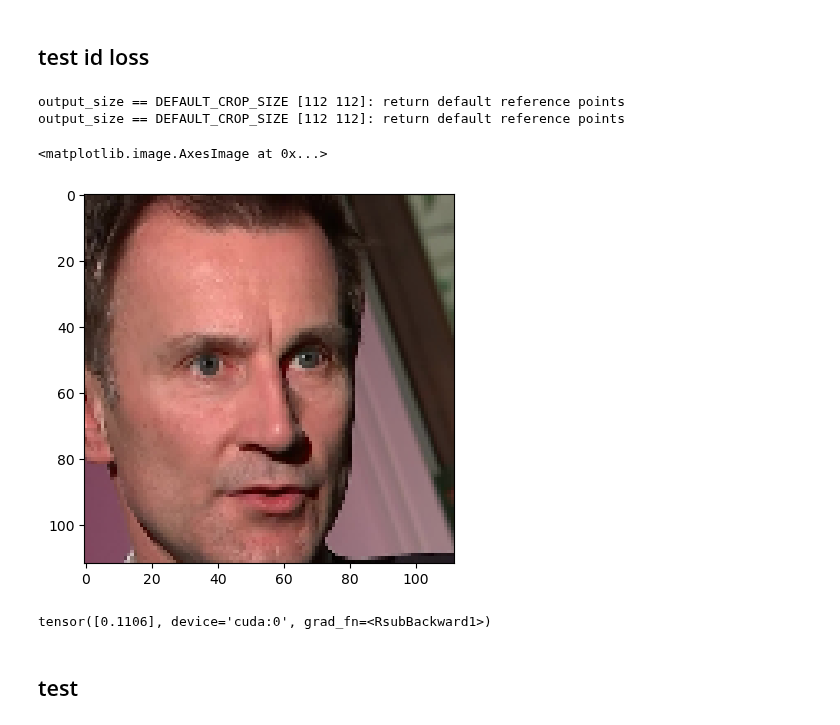
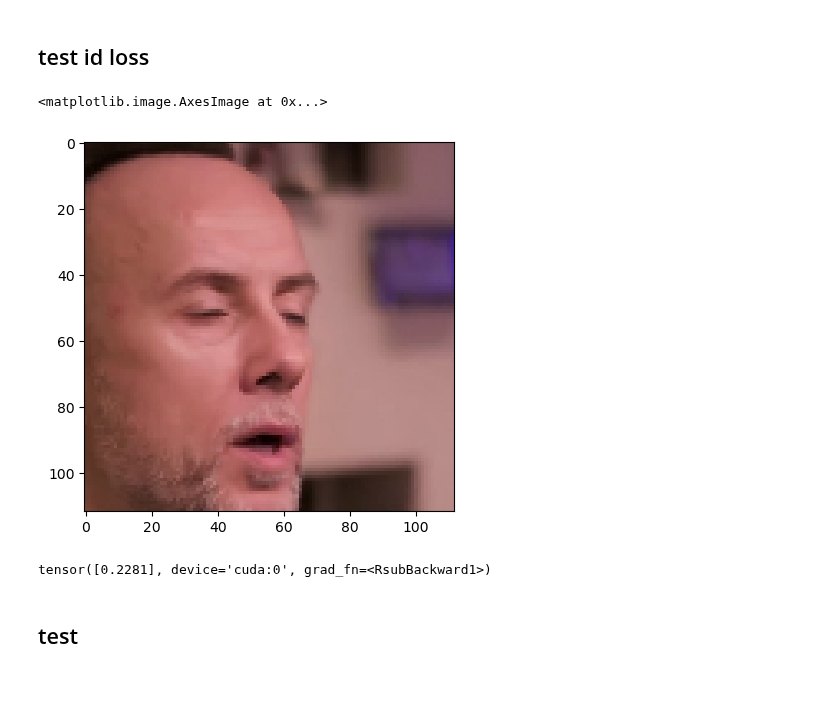
Before and after one commit to over-dosed/HeadSwap_diffusion, a Jupyter notebook: ControlNet/test.ipynb, the cells around one changed output. Cells and saved outputs as stored; diff of their text form; code cells hidden in the pictures; blank space fills up the shorter version.

```diff
--- a/ControlNet/test.ipynb
+++ b/ControlNet/test.ipynb
@@ -207,8 +207,8 @@ os.system('export PYTHONPATH=/home/wenchi/zxy/HSD/ControlNet/')
 sys.path.append('/home/wenchi/zxy/HSD/ControlNet/')
 os.environ['CUDA_VISIBLE_DEVICES'] = '1'
 # %%
-# mapper_path = "/data1/wc_log/zxy/ckpt/v3.4-epoch=492-global_step=820619.0.ckpt"
-pretrain_path = '/data1/wc_log/zxy/ckpt/v3.5.2-epoch=103-global_step=8423.0.ckpt'
+control_path = "/data1/wc_log/zxy/ckpt/v3.5.2-epoch=183-global_step=14903.0.ckpt"
+pretrain_path = '/data1/wc_log/zxy/ckpt/v3.6-epoch=205-global_step=6965.0.ckpt'
 # b_path = '/data1/wc_log/zxy/ckpt/v3.6-epoch=99-global_step=64599.0.ckpt'
 
 
@@ -217,10 +217,8 @@ from share import *
 from cldm.model import create_model
 
 
-pretrained_weights = torch.load(pretrain_path, map_location='cuda:0')
+pretrained_weights = torch.load(pretrain_path, map_location='cpu')['state_dict']
 # mapper_weights = torch.load(mapper_path)['state_dict']
 # %% [output]
 logging improved.
 Enabled sliced_attention.
-# %%
-pretrained_weights = pretrained_weights['state_dict']
@@ -570,7 +575,7 @@ plt.imshow(target_image_background)
 # %%
 %matplotlib inline
 import os
-os.environ['CUDA_VISIBLE_DEVICES'] = '0'
+os.environ['CUDA_VISIBLE_DEVICES'] = '2'
 
 import matplotlib.pyplot as plt
 from PIL import Image
@@ -584,10 +589,11 @@ from utils.Face_Alignment.retinaface.detector import RetinafaceDetector
 image_a_1 = '/data1/wc_log/zxy/VFHQ/test/Clip+D4BdpI6h1As+P1+C0+F809-925/00000034.png'
 image_a_2 = '/data1/wc_log/zxy/VFHQ/test/Clip+D4BdpI6h1As+P1+C0+F809-925/00000025.png'
 
-image_b_1 = '/data1/wc_log/zxy/VFHQ/test/Clip+okx7B5ggBvo+P0+C0+F3046-3157/00000053.png'
-image_b_2 = '/data1/wc_log/zxy/VFHQ/test/Clip+okx7B5ggBvo+P0+C0+F3046-3157/00000015.png'
+image_b_1 = '/home/wenchi/zxy/HSD/compare_1.jpg'
+image_b_2 = '/home/wenchi/zxy/HSD/compare_2.jpg'
 
-detector = RetinafaceDetector(type='cuda')
+detector = RetinafaceDetector(pretrained_path='/home/wenchi/zxy/HSD/ControlNet/utils/Face_Alignment/retinaface/weights/mobilenet0.25_Final.pth',
+                              type='cuda')
 
 
 def crop_align_image(img: torch.Tensor, detector: RetinafaceDetector, output_size = (112, 112)) -> torch.Tensor:
@@ -604,40 +610,38 @@ def crop_align_image(img: torch.Tensor, detector: RetinafaceDetector, output_siz
     '''
 
     _, facial5points = detector.detect_faces(img)
 
     # detect no face
     if len(facial5points) == 0:
         return torch.zeros((1, 3, 112, 112))
 
     facial5points = np.reshape(facial5points[0], (2, 5))
 
     default_square = True
     inner_padding_factor = 0.25
     outer_padding = (0, 0)
 
     # get the reference 5 landmarks position in the crop settings
     reference_5pts = get_reference_facial_points(
         output_size, inner_padding_factor, outer_padding, default_square)
 
     # dst_img = warp_and_crop_face(raw, facial5points, reference_5pts, crop_size)
     dst_img = warp_and_crop_face_tensor(img, facial5points, reference_pts=reference_5pts, crop_size=output_size) # tensor, (1, 3, 112, 112), 0~1, RGB
     return dst_img
 
 dst_img_a1 = np.asarray(Image.open(image_b_1).convert("RGB"))
 dst_img_a2 = np.asarray(Image.open(image_b_2).convert("RGB"))
 
-dst_img_a1 = torch.from_numpy(dst_img_a1.transpose(2, 0, 1).copy()).float() # tensor (3, 512, 512), 0~255, RGB
-dst_img_a2 = torch.from_numpy(dst_img_a2.transpose(2, 0, 1).copy()).float() # tensor (3, 512, 512), 0~255, RGB
+dst_img_a1 = torch.from_numpy(dst_img_a1.transpose(2, 0, 1).copy()).float().unsqueeze(0) # tensor (1, 3, 512, 512), 0~255, RGB
+dst_img_a2 = torch.from_numpy(dst_img_a2.transpose(2, 0, 1).copy()).float().unsqueeze(0) # tensor (1, 3, 512, 512), 0~255, RGB
 
 dst_img_a1 = crop_align_image(dst_img_a1, detector) # tensor (1, 3, 112, 112), 0~255, RGB
 dst_img_a2 = crop_align_image(dst_img_a2, detector) # tensor (1, 3, 112, 112), 0~255, RGB
 
-plt.imshow(dst_img_a2.squeeze(0).permute(1, 2, 0) / 255.0)
+plt.imshow(dst_img_a1.squeeze(0).permute(1, 2, 0) / 255.0)
 # %% [output]
-output_size == DEFAULT_CROP_SIZE [112 112]: return default reference points
-output_size == DEFAULT_CROP_SIZE [112 112]: return default reference points
+<matplotlib.image.AxesImage at 0x...>
-<matplotlib.image.AxesImage at 0x...>
-[figure, old version]
+[figure, new version]
 # %%
 import torch
 from utils.arcface.nets.arcface import Arcface as arcface
@@ -660,7 +664,7 @@ distance = 1.0 - F.cosine_similarity(output1, output2, dim=1)
 distance.backward()
 print(distance)
 # %% [output]
-tensor([0.1106], device='cuda:0', grad_fn=<RsubBackward1>)
+tensor([0.2281], device='cuda:0', grad_fn=<RsubBackward1>)
 # %%
 from PIL import Image
 import numpy as np
```
Also changed, not shown: parts of 10 cells of this notebook, 9 other files.
